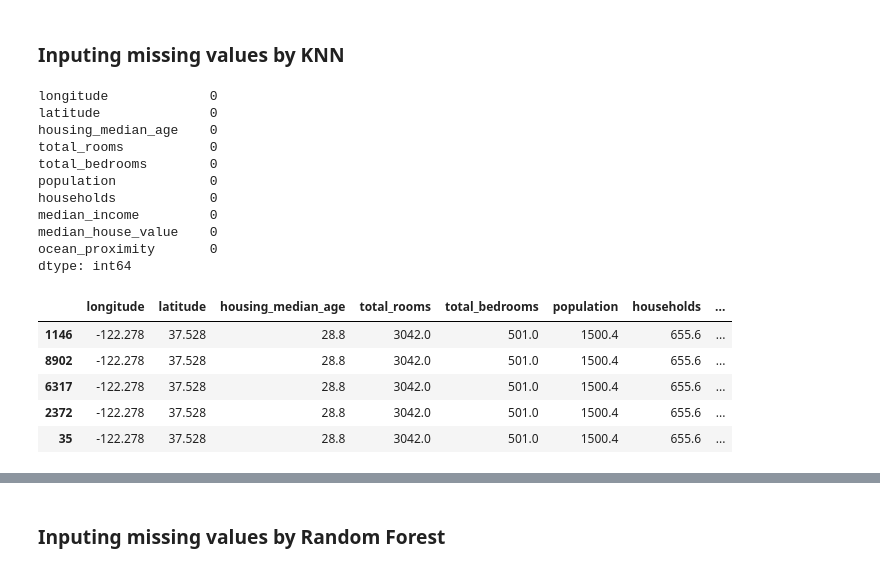
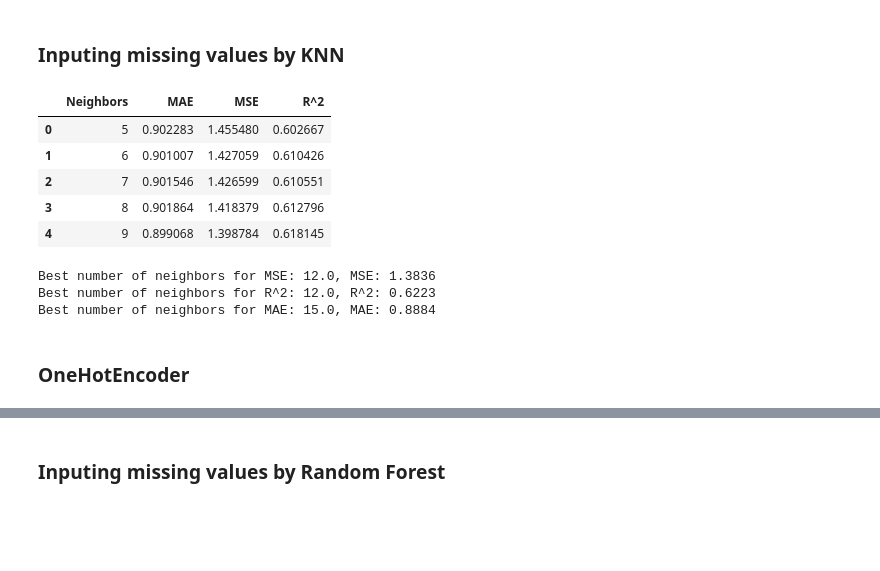
Before and after one commit to MaxMayer1991/data-analysis, a Jupyter notebook: BasicsDataExploration/DataOperations.ipynb, the cells around one changed output, grey strips where cells are left out. Saved outputs shown, nothing was run; the diff lists cells and outputs as text; code cells hidden in the pictures; blank space fills up the shorter version.

```diff
--- a/BasicsDataExploration/DataOperations.ipynb
+++ b/BasicsDataExploration/DataOperations.ipynb
@@ -435,30 +386,60 @@ dtype: int64
 # %%
 from sklearn.impute import KNNImputer
 from sklearn.preprocessing import LabelEncoder
+from sklearn.metrics import r2_score
+df = pd.read_csv(url)
+df_copy = df.copy()
 encoder = LabelEncoder()
 df['ocean_proximity'] = encoder.fit_transform(df['ocean_proximity'])
 
-df.head()
-inputer = KNNImputer(n_neighbors=5)
-df_inputed = pd.DataFrame(inputer.fit_transform(df), columns=df.columns)
-print(df_inputed.isna().sum())
-df_compare = pd.concat([df_inputed.loc[indexes], df_copy], axis=1)
-df_compare.head()
+nan_indices = np.random.choice(df.index, size=int(len(df) * 0.1), replace=False)
+
+df.loc[nan_indices, 'median_income'] = np.nan
+best_param = range(5, 50)
+results = []
+for param in best_param:
+    inputer = KNNImputer(n_neighbors=param)
+    df_inputed = pd.DataFrame(inputer.fit_transform(df), columns=df.columns)
+    df_compare = pd.concat([df_inputed.loc[nan_indices,'median_income'], df_copy.loc[nan_indices,'median_income']], axis=1)
+    mae = (df_copy.loc[nan_indices,'median_income'] - df_inputed.loc[nan_indices,'median_income']).abs().mean().mean()
+    mse = ((df_copy.loc[nan_indices,'median_income'] - df_inputed.loc[nan_indices,'median_income']) ** 2).mean().mean()
+    r2 = r2_score(df_copy.loc[nan_indices,'median_income'], df_inputed.loc[nan_indices,'median_income'])
+    results.append({
+        'Neighbors': param,
+        'MAE': mae,
+        'MSE': mse,
+        'R^2': r2})
+df_best_param = pd.DataFrame(results)
+df_best_param.head(100)
 # %% [output]
-longitude             0
-latitude              0
-housing_median_age    0
-total_rooms           0
-total_bedrooms        0
-population            0
-households            0
-median_income         0
-median_house_value    0
-ocean_proximity       0
-dtype: int64
-|  | longitude | latitude | housing_median_age | total_rooms | total_bedrooms | population | households | ... |
-| 1146 | -122.278 | 37.528 | 28.8 | 3042.0 | 501.0 | 1500.4 | 655.6 | ... |
-| 8902 | -122.278 | 37.528 | 28.8 | 3042.0 | 501.0 | 1500.4 | 655.6 | ... |
-| 6317 | -122.278 | 37.528 | 28.8 | 3042.0 | 501.0 | 1500.4 | 655.6 | ... |
-| 2372 | -122.278 | 37.528 | 28.8 | 3042.0 | 501.0 | 1500.4 | 655.6 | ... |
-| 35 | -122.278 | 37.528 | 28.8 | 3042.0 | 501.0 | 1500.4 | 655.6 | ... |
+|  | Neighbors | MAE | MSE | R^2 |
+| 0 | 5 | 0.902283 | 1.455480 | 0.602667 |
+| 1 | 6 | 0.901007 | 1.427059 | 0.610426 |
+| 2 | 7 | 0.901546 | 1.426599 | 0.610551 |
+| 3 | 8 | 0.901864 | 1.418379 | 0.612796 |
+| 4 | 9 | 0.899068 | 1.398784 | 0.618145 |
+# %%
+# Знайти найкращий параметр для MSE
+best_mse_row = df_best_param.loc[df_best_param['MSE'].idxmin()]
+best_mse_neighbors = best_mse_row['Neighbors']
+best_mse_value = best_mse_row['MSE']
+
+print(f"Best number of neighbors for MSE: {best_mse_neighbors}, MSE: {best_mse_value:.4f}")
+
+# Знайти найкращий параметр для R^2
+best_r2_row = df_best_param.loc[df_best_param['R^2'].idxmax()]
+best_r2_neighbors = best_r2_row['Neighbors']
+best_r2_value = best_r2_row['R^2']
+
+print(f"Best number of neighbors for R^2: {best_r2_neighbors}, R^2: {best_r2_value:.4f}")
+best_mse_row = df_best_param.loc[df_best_param['MAE'].idxmin()]
+best_mse_neighbors = best_mse_row['Neighbors']
+best_mse_value = best_mse_row['MAE']
+
+print(f"Best number of neighbors for MAE: {best_mse_neighbors}, MAE: {best_mse_value:.4f}")
+# %% [output]
+Best number of neighbors for MSE: 12.0, MSE: 1.3836
+Best number of neighbors for R^2: 12.0, R^2: 0.6223
+Best number of neighbors for MAE: 15.0, MAE: 0.8884
+# %% [markdown]
+### OneHotEncoder
```
Also changed, not shown: parts of 11 cells of this notebook.
